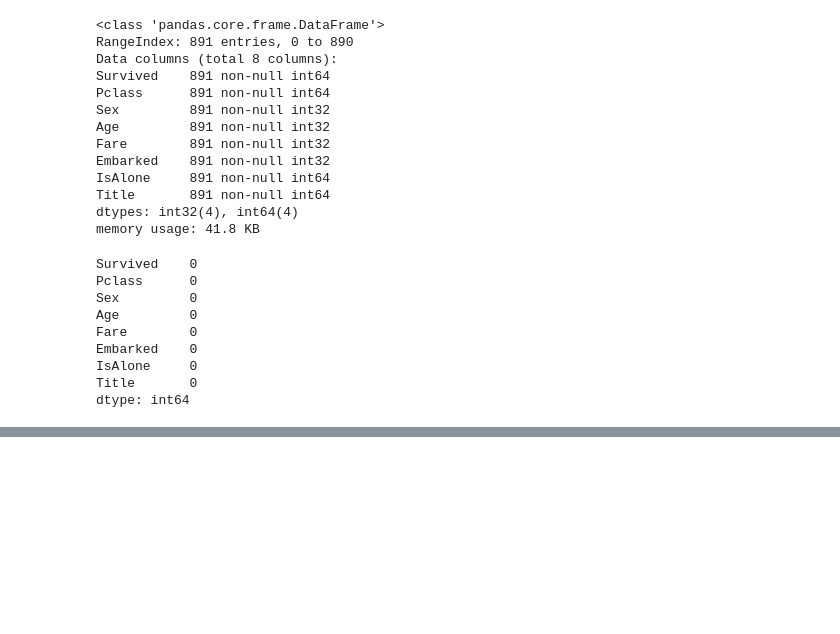
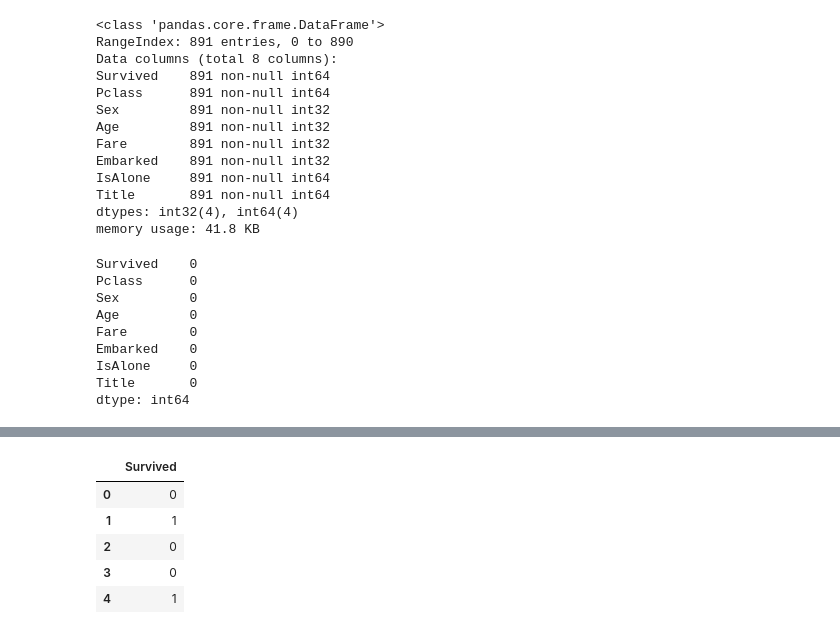
Before and after one commit to vijaypatha/mlcourse, a Jupyter notebook: Titanic Pre-Modeling .ipynb, the cells around one changed output, grey strips where cells are left out. Saved outputs shown, nothing was run; the diff lists cells and outputs as text; code cells hidden in the pictures; blank space fills up the shorter version.

```diff
--- a/Titanic Pre-Modeling .ipynb
+++ b/Titanic Pre-Modeling .ipynb
@@ -533,0 +597,13 @@ dtype: int64
+# %%
+submission = pd.DataFrame({
+        "Survived": Y_pred
+    })
+# %%
+submission.head()
+# %% [output]
+|  | Survived |
+| 0 | 0 |
+| 1 | 1 |
+| 2 | 0 |
+| 3 | 0 |
+| 4 | 1 |
```
Also changed, not shown: parts of 12 cells of this notebook.
